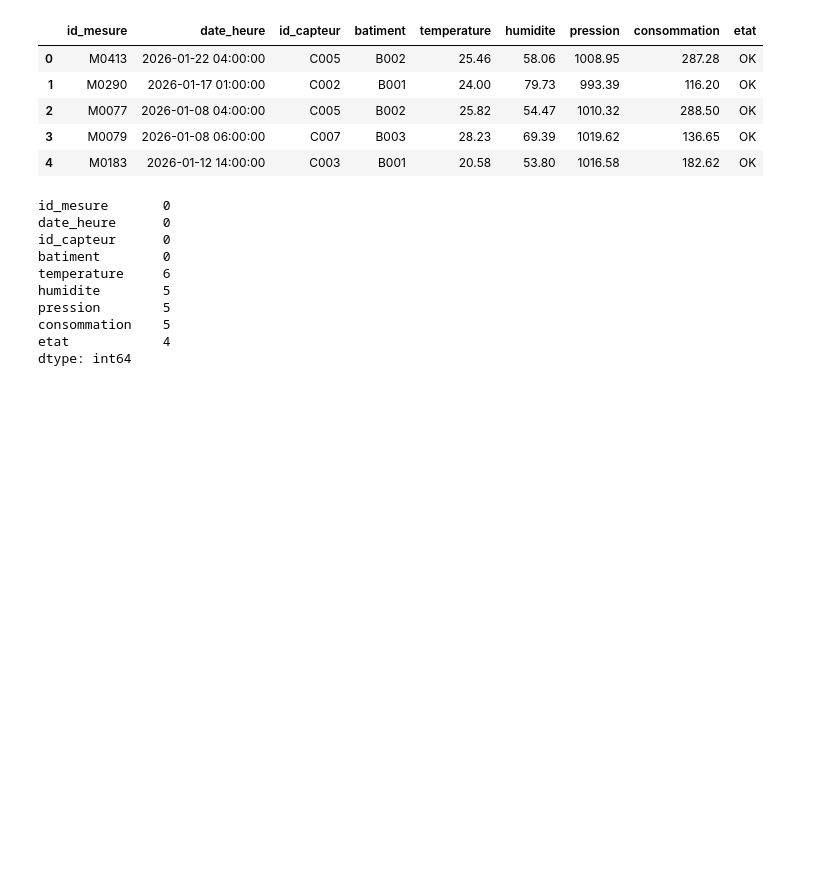
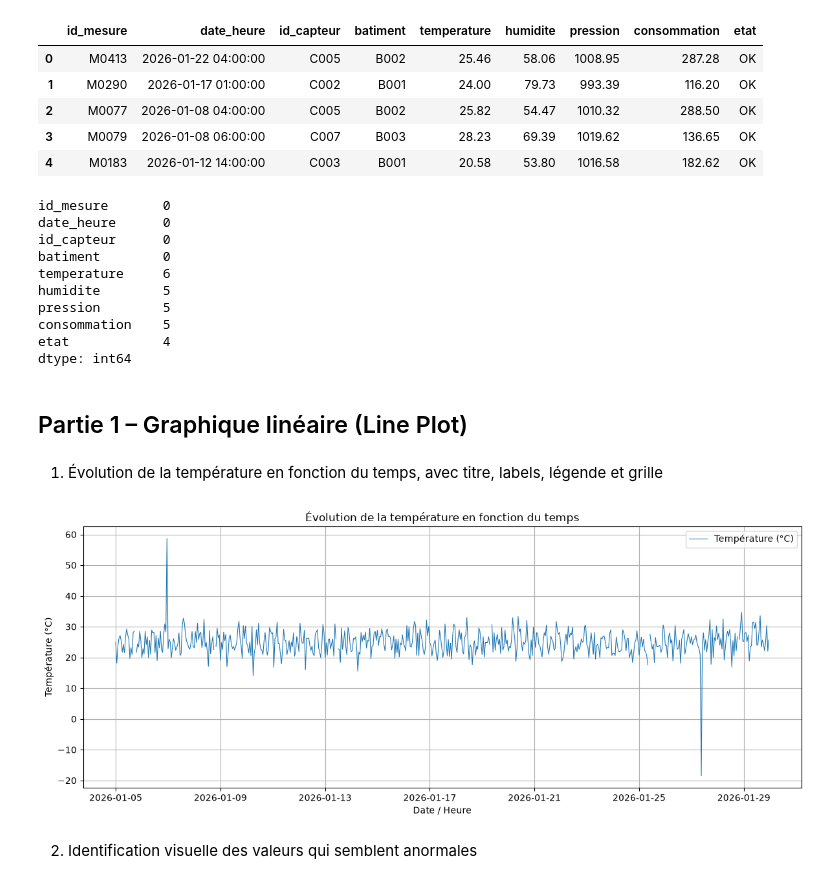
Before and after one commit to Abdoulaye-Diouf/atelier_matplotlib_iot, a Jupyter notebook: notebooks/atelier_matplotlib_iot.ipynb, the cells around one changed output. Cells and saved outputs as stored; diff of their text form; code cells hidden in the pictures; blank space fills up the shorter version.

Commit message:
feat: partie 1 - ajout du graphique linéaire (Line Plot)

```diff
--- a/notebooks/atelier_matplotlib_iot.ipynb
+++ b/notebooks/atelier_matplotlib_iot.ipynb
@@ -51,3 +51,26 @@ pression        5
 consommation    5
 etat            4
 dtype: int64
+# %% [markdown]
+## Partie 1 – Graphique linéaire (Line Plot)
+# %% [markdown]
+1) Évolution de la température en fonction du temps, avec titre, labels, légende et grille
+# %%
+# On trie par date_heure pour que la courbe suive bien l'ordre chronologique
+df_temps = df.sort_values("date_heure")
+
+plt.figure(figsize=(12, 5))
+plt.plot(df_temps["date_heure"], df_temps["temperature"],
+         color="tab:blue", linewidth=0.8, label="Température (°C)")
+
+plt.title("Évolution de la température en fonction du temps")
+plt.xlabel("Date / Heure")
+plt.ylabel("Température (°C)")
+plt.legend()
+plt.grid(True)
+plt.tight_layout()
+plt.show()
+# %% [output]
+[figure, added]
+# %% [markdown]
+2) Identification visuelle des valeurs qui semblent anormales
```
Also changed, not shown: parts of 3 cells of this notebook.
